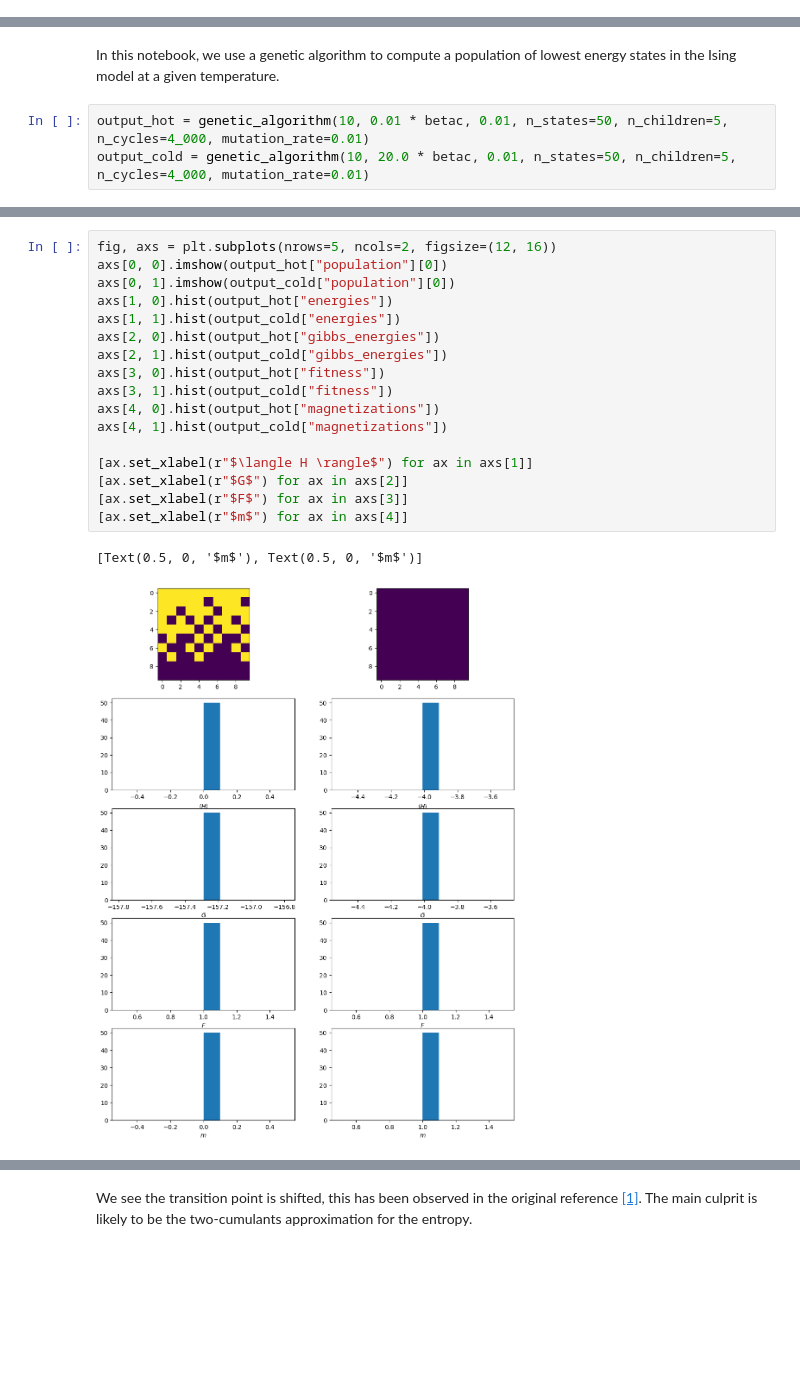
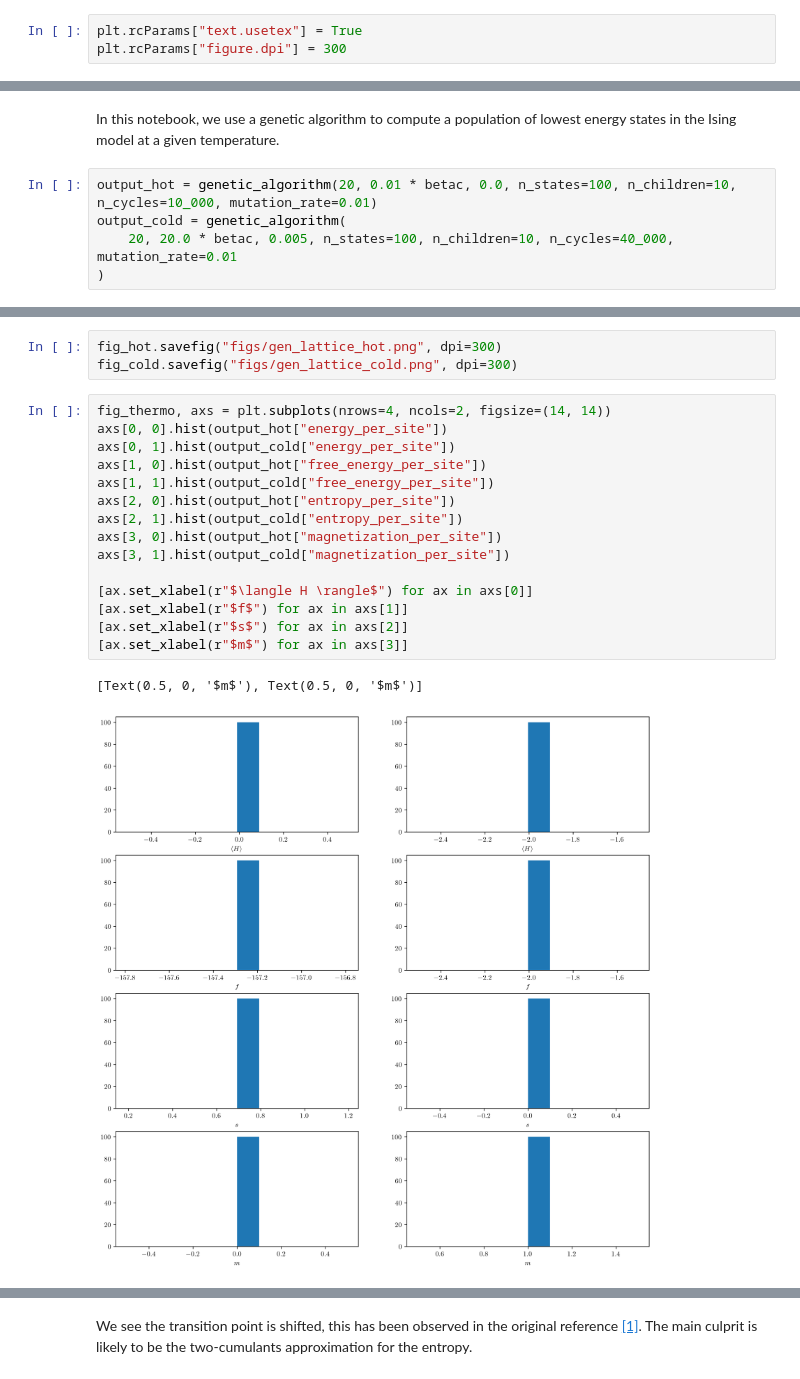
Before and after one commit to NicolasChagnet/ising-model-numerics, a Jupyter notebook: ising_genetic_algorithm.ipynb, the cells around one changed output, grey strips where cells are left out. Saved outputs shown, nothing was run; the diff lists cells and outputs as text; blank space fills up the shorter version.

Commit message:
Updated project -- rewrote genetic algorithm to make it compatible with numba, added uv project manager, made figures for blog post

```diff
--- a/ising_genetic_algorithm.ipynb
+++ b/ising_genetic_algorithm.ipynb
@@ -8,2 +9,5 @@ from matplotlib import pyplot as plt
+# %%
+plt.rcParams["text.usetex"] = True
+plt.rcParams["figure.dpi"] = 300
 # %% [markdown]
 # Exact results
@@ -24,5 +30,7 @@ def exact_mag_per_site_vec(betas):
 # %% [markdown]
 In this notebook, we use a genetic algorithm to compute a population of lowest energy states in the Ising model at a given temperature.
 # %%
-output_hot = genetic_algorithm(10, 0.01 * betac, 0.01, n_states=50, n_children=5, n_cycles=4_000, mutation_rate=0.01)
-output_cold = genetic_algorithm(10, 20.0 * betac, 0.01, n_states=50, n_children=5, n_cycles=4_000, mutation_rate=0.01)
+output_hot = genetic_algorithm(20, 0.01 * betac, 0.0, n_states=100, n_children=10, n_cycles=10_000, mutation_rate=0.01)
+output_cold = genetic_algorithm(
+    20, 20.0 * betac, 0.005, n_states=100, n_children=10, n_cycles=40_000, mutation_rate=0.01
+)
@@ -29,21 +68,22 @@ output_cold = genetic_algorithm(10, 20.0 * betac, 0.01, n_states=50, n_children=
+# %%
+fig_hot.savefig("figs/gen_lattice_hot.png", dpi=300)
+fig_cold.savefig("figs/gen_lattice_cold.png", dpi=300)
 # %%
-fig, axs = plt.subplots(nrows=5, ncols=2, figsize=(12, 16))
-axs[0, 0].imshow(output_hot["population"][0])
-axs[0, 1].imshow(output_cold["population"][0])
-axs[1, 0].hist(output_hot["energies"])
-axs[1, 1].hist(output_cold["energies"])
-axs[2, 0].hist(output_hot["gibbs_energies"])
-axs[2, 1].hist(output_cold["gibbs_energies"])
-axs[3, 0].hist(output_hot["fitness"])
-axs[3, 1].hist(output_cold["fitness"])
-axs[4, 0].hist(output_hot["magnetizations"])
-axs[4, 1].hist(output_cold["magnetizations"])
+fig_thermo, axs = plt.subplots(nrows=4, ncols=2, figsize=(14, 14))
+axs[0, 0].hist(output_hot["energy_per_site"])
+axs[0, 1].hist(output_cold["energy_per_site"])
+axs[1, 0].hist(output_hot["free_energy_per_site"])
+axs[1, 1].hist(output_cold["free_energy_per_site"])
+axs[2, 0].hist(output_hot["entropy_per_site"])
+axs[2, 1].hist(output_cold["entropy_per_site"])
+axs[3, 0].hist(output_hot["magnetization_per_site"])
+axs[3, 1].hist(output_cold["magnetization_per_site"])
 
-[ax.set_xlabel(r"$\langle H \rangle$") for ax in axs[1]]
-[ax.set_xlabel(r"$G$") for ax in axs[2]]
-[ax.set_xlabel(r"$F$") for ax in axs[3]]
-[ax.set_xlabel(r"$m$") for ax in axs[4]]
+[ax.set_xlabel(r"$\langle H \rangle$") for ax in axs[0]]
+[ax.set_xlabel(r"$f$") for ax in axs[1]]
+[ax.set_xlabel(r"$s$") for ax in axs[2]]
+[ax.set_xlabel(r"$m$") for ax in axs[3]]
 # %% [output]
 [Text(0.5, 0, '$m$'), Text(0.5, 0, '$m$')]
-[figure, old version]
+[figure, new version]
 # %%
```
Also changed, not shown: parts of 11 cells of this notebook, 15 other files.
